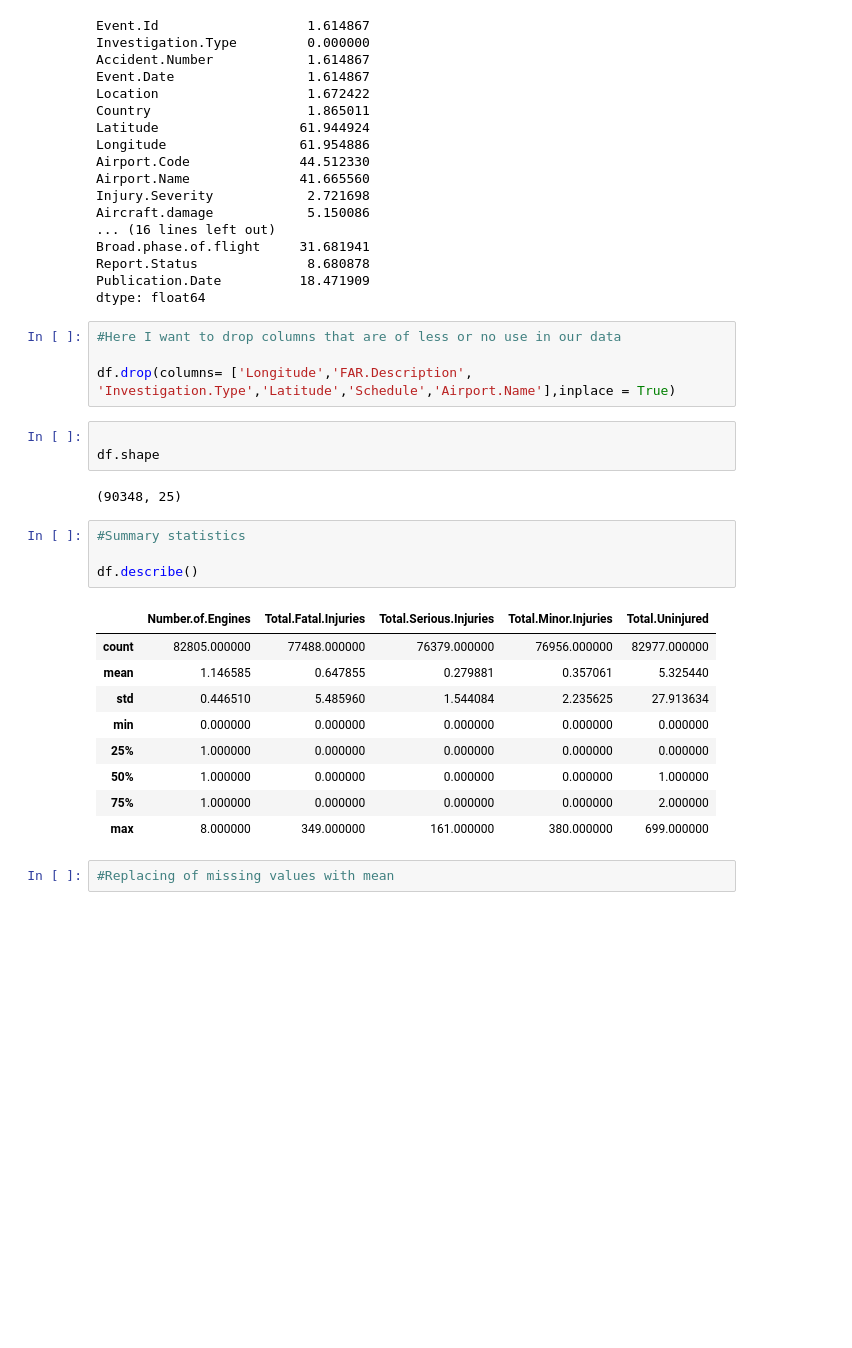
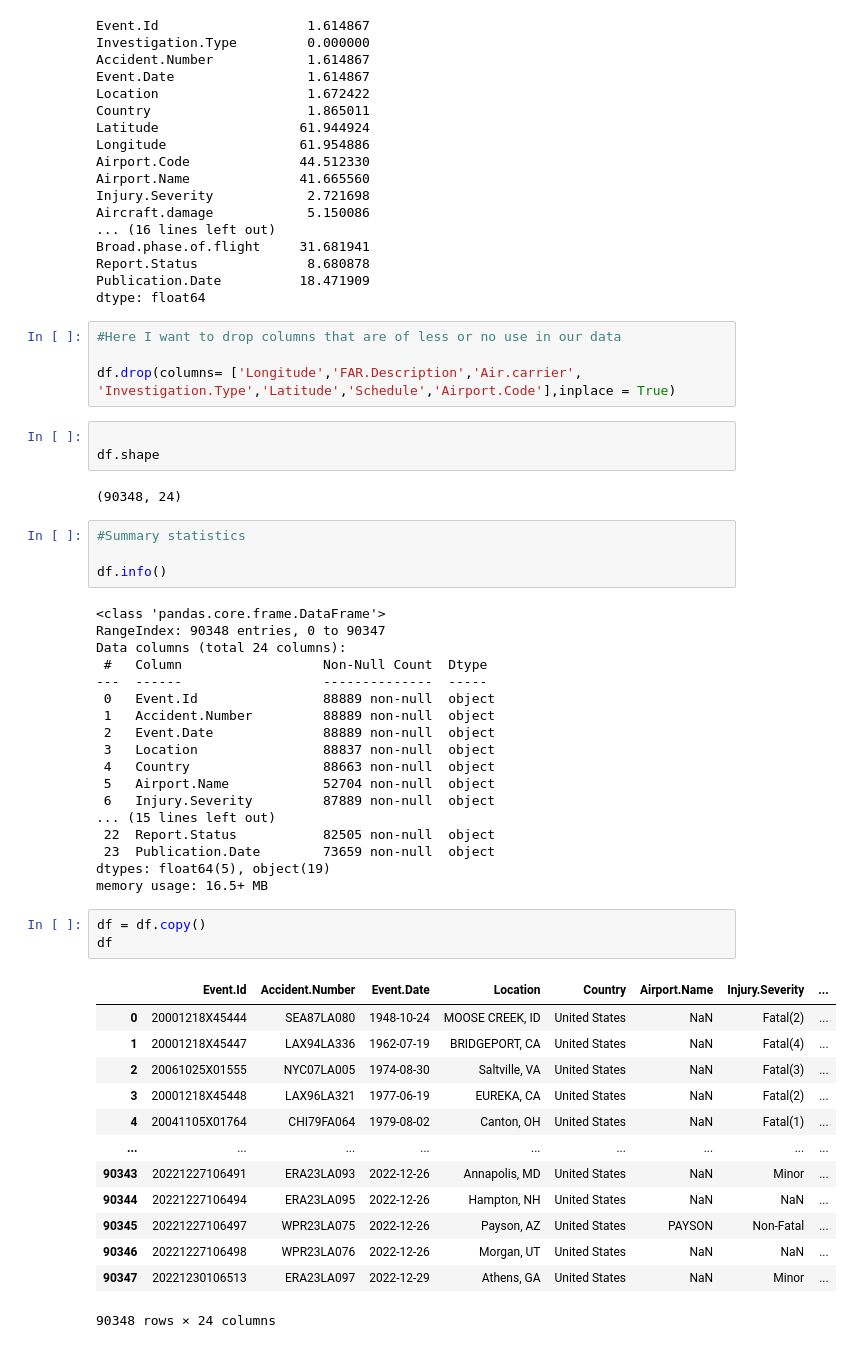
Before and after one commit to Jayrikers/dsc-phase-1-project-v3, a Jupyter notebook: student.ipynb, the cells around one changed output. Drawn from its saved outputs; the diff is of its cells as text; blank space fills up the shorter version.

Commit message:
Data cleaning/missing values

```diff
--- a/student.ipynb
+++ b/student.ipynb
@@ -124,25 +124,48 @@ dtype: float64
 # %%
 #Here I want to drop columns that are of less or no use in our data
 
-df.drop(columns= ['Longitude','FAR.Description', 'Investigation.Type','Latitude','Schedule','Airport.Name'],inplace = True)
+df.drop(columns= ['Longitude','FAR.Description','Air.carrier', 'Investigation.Type','Latitude','Schedule','Airport.Code'],inplace = True)
 # %%
 
 df.shape
 # %% [output]
-(90348, 25)
+(90348, 24)
 # %%
 #Summary statistics
 
-df.describe()
+df.info()
 # %% [output]
-|  | Number.of.Engines | Total.Fatal.Injuries | Total.Serious.Injuries | Total.Minor.Injuries | Total.Uninjured |
-| count | 82805.000000 | 77488.000000 | 76379.000000 | 76956.000000 | 82977.000000 |
-| mean | 1.146585 | 0.647855 | 0.279881 | 0.357061 | 5.325440 |
-| std | 0.446510 | 5.485960 | 1.544084 | 2.235625 | 27.913634 |
-| min | 0.000000 | 0.000000 | 0.000000 | 0.000000 | 0.000000 |
-| 25% | 1.000000 | 0.000000 | 0.000000 | 0.000000 | 0.000000 |
-| 50% | 1.000000 | 0.000000 | 0.000000 | 0.000000 | 1.000000 |
-| 75% | 1.000000 | 0.000000 | 0.000000 | 0.000000 | 2.000000 |
-| max | 8.000000 | 349.000000 | 161.000000 | 380.000000 | 699.000000 |
+<class 'pandas.core.frame.DataFrame'>
+RangeIndex: 90348 entries, 0 to 90347
+Data columns (total 24 columns):
+ #   Column                  Non-Null Count  Dtype
+---  ------                  --------------  -----
+ 0   Event.Id                88889 non-null  object
+ 1   Accident.Number         88889 non-null  object
+ 2   Event.Date              88889 non-null  object
+ 3   Location                88837 non-null  object
+ 4   Country                 88663 non-null  object
+ 5   Airport.Name            52704 non-null  object
+ 6   Injury.Severity         87889 non-null  object
+... (15 lines left out)
+ 22  Report.Status           82505 non-null  object
+ 23  Publication.Date        73659 non-null  object
+dtypes: float64(5), object(19)
+memory usage: 16.5+ MB
-# %%
-#Replacing of missing values with mean
+# %%
+df = df.copy()
+df
+# %% [output]
+|  | Event.Id | Accident.Number | Event.Date | Location | Country | Airport.Name | Injury.Severity | ... |
+| 0 | 20001218X45444 | SEA87LA080 | 1948-10-24 | MOOSE CREEK, ID | United States | NaN | Fatal(2) | ... |
+| 1 | 20001218X45447 | LAX94LA336 | 1962-07-19 | BRIDGEPORT, CA | United States | NaN | Fatal(4) | ... |
+| 2 | 20061025X01555 | NYC07LA005 | 1974-08-30 | Saltville, VA | United States | NaN | Fatal(3) | ... |
+| 3 | 20001218X45448 | LAX96LA321 | 1977-06-19 | EUREKA, CA | United States | NaN | Fatal(2) | ... |
+| 4 | 20041105X01764 | CHI79FA064 | 1979-08-02 | Canton, OH | United States | NaN | Fatal(1) | ... |
+| ... | ... | ... | ... | ... | ... | ... | ... | ... |
+| 90343 | 20221227106491 | ERA23LA093 | 2022-12-26 | Annapolis, MD | United States | NaN | Minor | ... |
+| 90344 | 20221227106494 | ERA23LA095 | 2022-12-26 | Hampton, NH | United States | NaN | NaN | ... |
+| 90345 | 20221227106497 | WPR23LA075 | 2022-12-26 | Payson, AZ | United States | PAYSON | Non-Fatal | ... |
+| 90346 | 20221227106498 | WPR23LA076 | 2022-12-26 | Morgan, UT | United States | NaN | NaN | ... |
+| 90347 | 20221230106513 | ERA23LA097 | 2022-12-29 | Athens, GA | United States | NaN | Minor | ... |
+90348 rows × 24 columns
```
Also changed, not shown: parts of 10 cells of this notebook.
